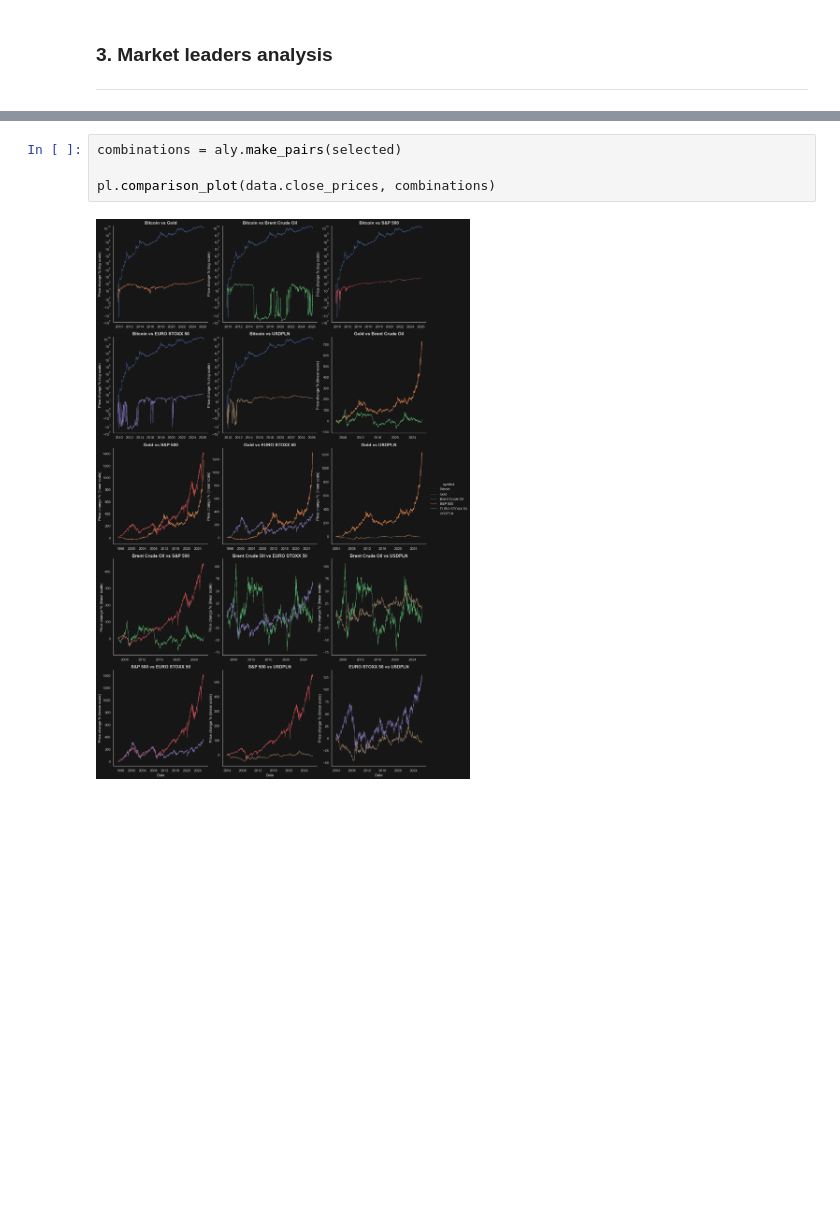
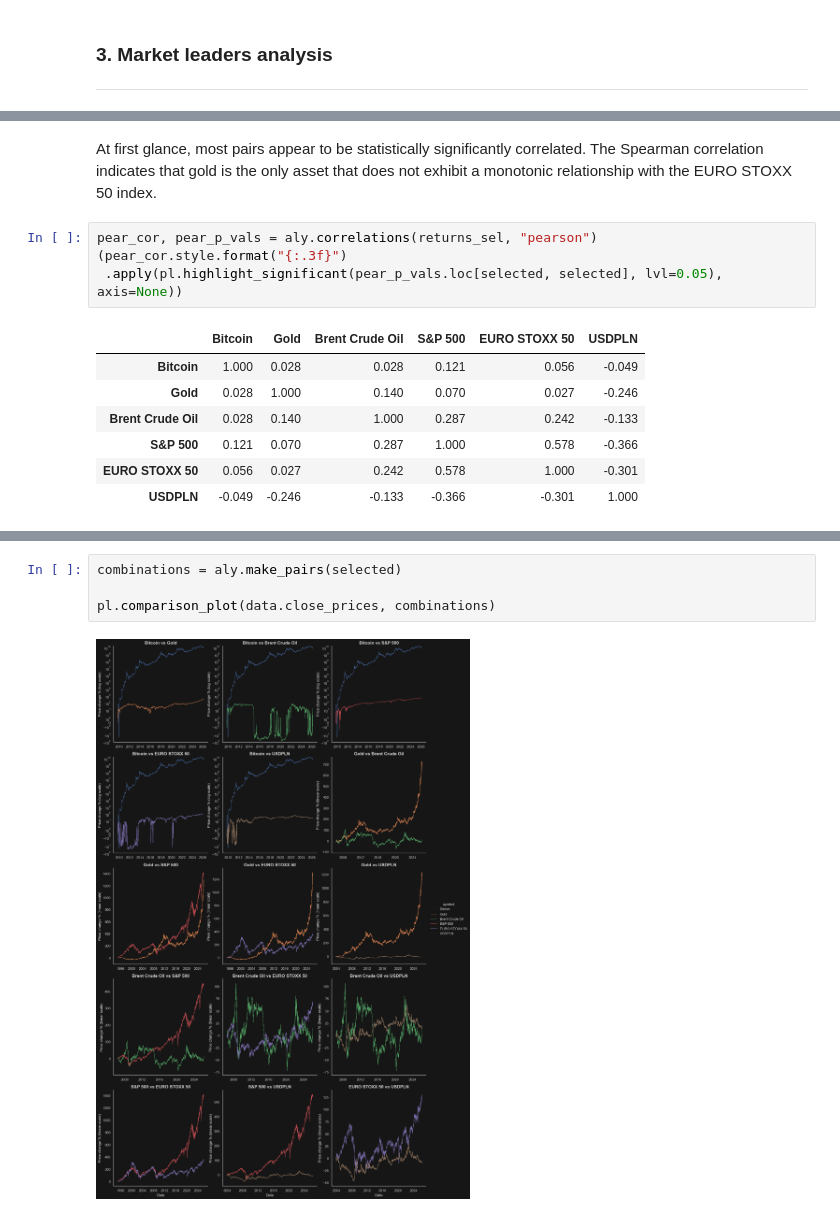
Before and after one commit to pawel-szulik/financial-market-analysis, a Jupyter notebook: notebooks/analysis.ipynb, the cells around one changed output, grey strips where cells are left out. Cells and saved outputs as stored; diff of their text form; blank space fills up the shorter version.

```diff
--- a/notebooks/analysis.ipynb
+++ b/notebooks/analysis.ipynb
@@ -170,0 +155,14 @@ Name: Spearman (sum), dtype: float64
+# %% [markdown]
+At first glance, most pairs appear to be statistically significantly correlated. The Spearman correlation indicates that gold is the only asset that does not exhibit a monotonic relationship with the EURO STOXX 50 index.
+# %%
+pear_cor, pear_p_vals = aly.correlations(returns_sel, "pearson")
+(pear_cor.style.format("{:.3f}")
+ .apply(pl.highlight_significant(pear_p_vals.loc[selected, selected], lvl=0.05), axis=None))
+# %% [output]
+|  | Bitcoin | Gold | Brent Crude Oil | S&P 500 | EURO STOXX 50 | USDPLN |
+| Bitcoin | 1.000 | 0.028 | 0.028 | 0.121 | 0.056 | -0.049 |
+| Gold | 0.028 | 1.000 | 0.140 | 0.070 | 0.027 | -0.246 |
+| Brent Crude Oil | 0.028 | 0.140 | 1.000 | 0.287 | 0.242 | -0.133 |
+| S&P 500 | 0.121 | 0.070 | 0.287 | 1.000 | 0.578 | -0.366 |
+| EURO STOXX 50 | 0.056 | 0.027 | 0.242 | 0.578 | 1.000 | -0.301 |
+| USDPLN | -0.049 | -0.246 | -0.133 | -0.366 | -0.301 | 1.000 |
```
Also changed, not shown: parts of 22 cells of this notebook, 4 other files.
